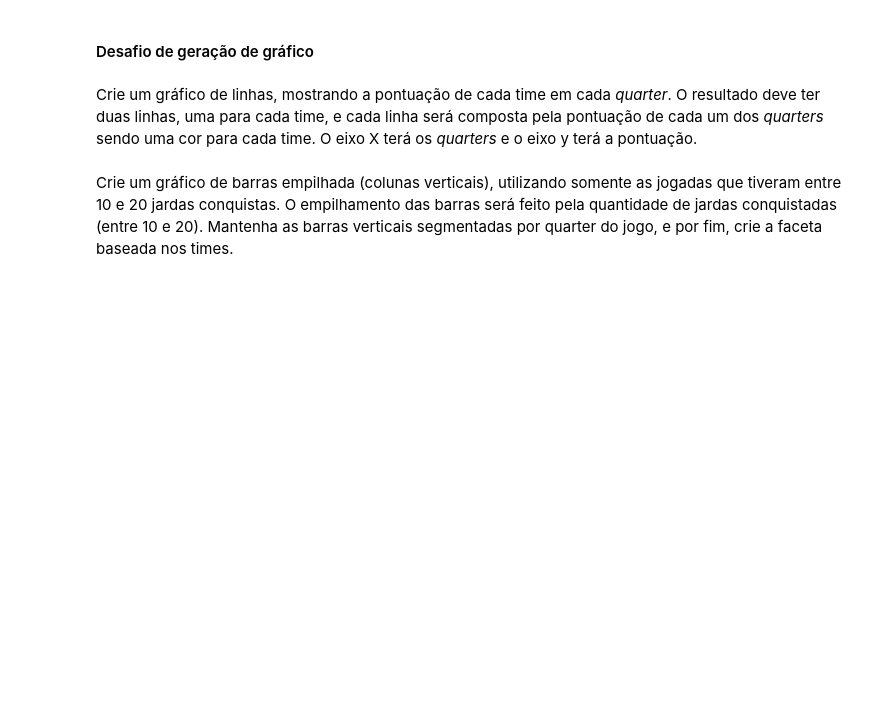
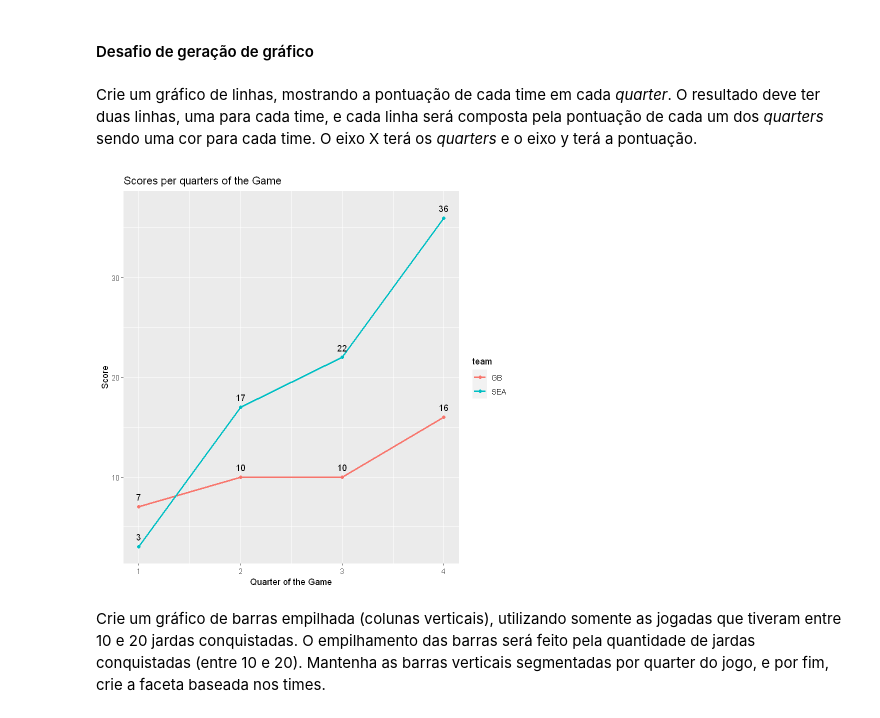
Before and after one commit to rfsampaio/postgraduate_data_science, a Jupyter notebook: notebooks/PL_A7.ipynb, the cells around one changed output. Cells and saved outputs as stored; diff of their text form; code cells hidden in the pictures; blank space fills up the shorter version.

```diff
--- a/notebooks/PL_A7.ipynb
+++ b/notebooks/PL_A7.ipynb
@@ -319,3 +370,45 @@ Crie um gráfico de linhas, mostrando a pontuação de cada time em cada *quarte
+# %%
+# Seu código de resposta vai aqui
+
+# montando o dataset para o gráfico
+
+# preparando os dados
+temp <- jogo %>% #primeiro dataset
+inner_join( acoesJogadas, by='play_id' ) %>% #segundo dataset combinando com o primeiro
+inner_join( pontuacaoJogadas, by='play_id' ) %>% #terceiro dataset combinando com o primeiro e o segundo
+select( time, qtr, posteam, defteam, posteam_score, defteam_score ) %>% #seleção de variáveis
+filter( time >= "00:00" ) %>% #filtro de dados
+unique() #excluindo tuplas duplicadas no dataset
+
+# filtrando os dados do time 1
+final1 <- na.omit(temp) %>% #removendo tuplas com valores "NA" do dataset "temp"
+group_by( qtr ) %>% #agrupando o dataset "final" pela série "qtr"
+filter( qtr %in%  c( 1, 2, 3, 4 ) & time == min( time ) ) %>% #filtro de dados
+select( qtr, posteam, posteam_score ) %>% #selecionando novas variáveis
+rename( quarter = qtr, team = posteam, score = posteam_score) #renomeando colunas
+#final1
+
+# filtrando os dados do time 2
+final2 <- na.omit(temp) %>% #removendo tuplas com valores "NA" do dataset "temp"
+group_by( qtr ) %>% #agrupando o dataset "final" pela série "qtr"
+filter( qtr %in%  c( 1, 2, 3, 4 ) & time == min( time ) ) %>% #filtro de dados
+select( qtr, defteam, defteam_score ) %>% #selecionando novas variáveis
+rename( quarter = qtr, team = defteam, score = defteam_score) #renomeando colunas
+#final2
+
+# unindo os dados dos 2 times em um único dataset
+final <- union( final1, final2 )
+#final
+
+# plotando o dataset no gráfico
+ggplot( final, aes( x = quarter, y = score, color = team, label = score ) ) +
+geom_line( size = 1 ) +
+geom_point() +
+geom_text( nudge_y = 1, color = "black" ) +
+xlab("Quarter of the Game") + ylab("Score") +
+labs( title = "Scores per quarters of the Game" )
+# %% [output]
+[figure, added]
 # %% [markdown]
-Crie um gráfico de barras empilhada (colunas verticais), utilizando somente as jogadas que tiveram entre 10 e 20 jardas conquistas.
+Crie um gráfico de barras empilhada (colunas verticais), utilizando somente as jogadas que tiveram entre 10 e 20 jardas conquistadas.
 O empilhamento das barras será feito pela quantidade de jardas conquistadas (entre 10 e 20). Mantenha as barras verticais segmentadas por quarter do jogo, e por fim, crie a faceta baseada nos times.
```
Also changed, not shown: parts of 13 cells of this notebook, 1 other file.
